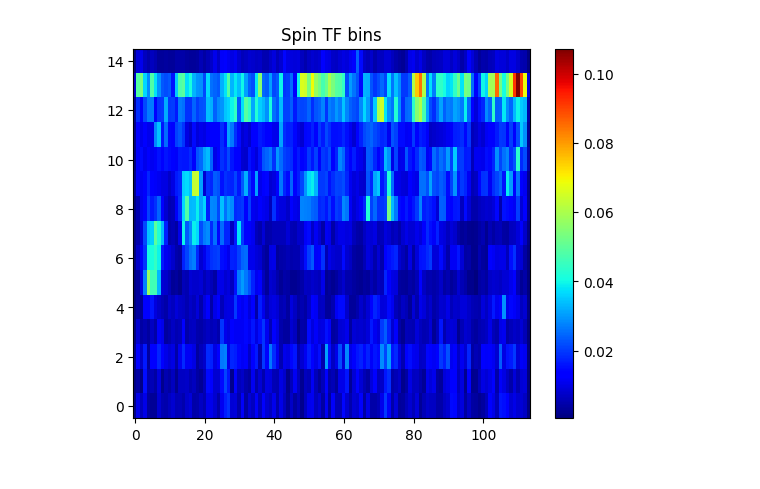
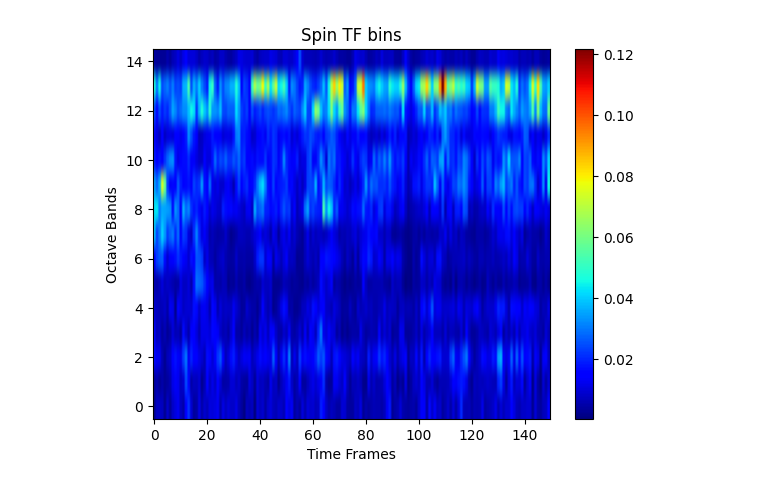
Before and after one commit to George-P-1/Speech_Intelligibility_with_Neural_Networks, a Jupyter notebook: utils/stoi_tf_bins_viz.ipynb, the cells around one changed output. Drawn from its saved outputs; the diff is of its cells as text; code cells hidden in the pictures.

```diff
--- a/utils/stoi_tf_bins_viz.ipynb
+++ b/utils/stoi_tf_bins_viz.ipynb
@@ -17,3 +17,13 @@ spin, spin_sr = sf.read(spin_file_path)
 target, target_sr = sf.read(target_file_path)
 
 new_sr = 10000
+# %%
+# Check lengths of both audios
+print(len(spin), len(target))
+
+# Remove first 2 seconds and last 1 second of both audios
+spin = spin[2*spin_sr:-spin_sr]
+target = target[2*target_sr:-target_sr]
+
+# Check lengths of both audios
+print(len(spin), len(target))
@@ -35,8 +48,9 @@ if len(target.shape) == 2:
 else:
     raise Exception("Target audio is not stereo.")
 # %%
-clean_tf_bins, spin_tf_bins = mystoi.compute_stoi(target_resampled_mono, spin_resampled_mono, new_sr, return_tf_bins=True)
+dmatrix_3d, clean_tf_bins, spin_tf_bins = mystoi.compute_stoi(target_resampled_mono, spin_resampled_mono, new_sr, return_3=True, keep_silent_frames=True)
 
+print("Shape of dmatrix 3d: ", dmatrix_3d.shape)
 print("Shape of clean_tf_bins: ", clean_tf_bins.shape)
 print("Shape of spin_tf_bins: ", spin_tf_bins.shape)
 # %% [output]
@@ -44,0 +84,13 @@ Shape of spin_tf_bins:  (15, 114)
+# %%
+# Checking how to make shapes same
+frame_length = 30
+half_frame_length = frame_length // 2
+
+# Transpose dmatrix_2d to have time axis as the first axis
+dmatrix_2d = dmatrix_2d.T
+
+print("frame_length: ", frame_length)
+print("half_frame_length: ", half_frame_length)
+print("Shape of dmatrix 2d: ", dmatrix_2d.shape)
+print("Shape of clean_tf_bins: ", clean_tf_bins[:, half_frame_length:-half_frame_length+1].shape)
+print("Shape of spin_tf_bins: ", clean_tf_bins[:, half_frame_length:-half_frame_length+1].shape)
@@ -44,0 +103,8 @@ Shape of spin_tf_bins:  (15, 114)
+# %%
+# Remove half frame length from the tf_bins from both ends of 2nd axis
+clean_tf_bins = clean_tf_bins[:, half_frame_length:-half_frame_length+1]
+spin_tf_bins = spin_tf_bins[:, half_frame_length:-half_frame_length+1]
+
+print("Shape of dmatrix 2d: ", dmatrix_2d.shape)
+print("Shape of clean_tf_bins: ", clean_tf_bins.shape)
+print("Shape of spin_tf_bins: ", spin_tf_bins.shape)
@@ -57,7 +138,9 @@ plt.show()
 # %%
 plt.imshow(spin_tf_bins, aspect='auto', origin='lower', cmap='jet')
 plt.colorbar()
+plt.xlabel("Time Frames")
+plt.ylabel("Octave Bands")
 plt.title("Spin TF bins")
 plt.show()
 # %% [output]
-[figure, old version]
+[figure, new version]
```
Also changed, not shown: parts of 9 cells of this notebook, 2 other files.
